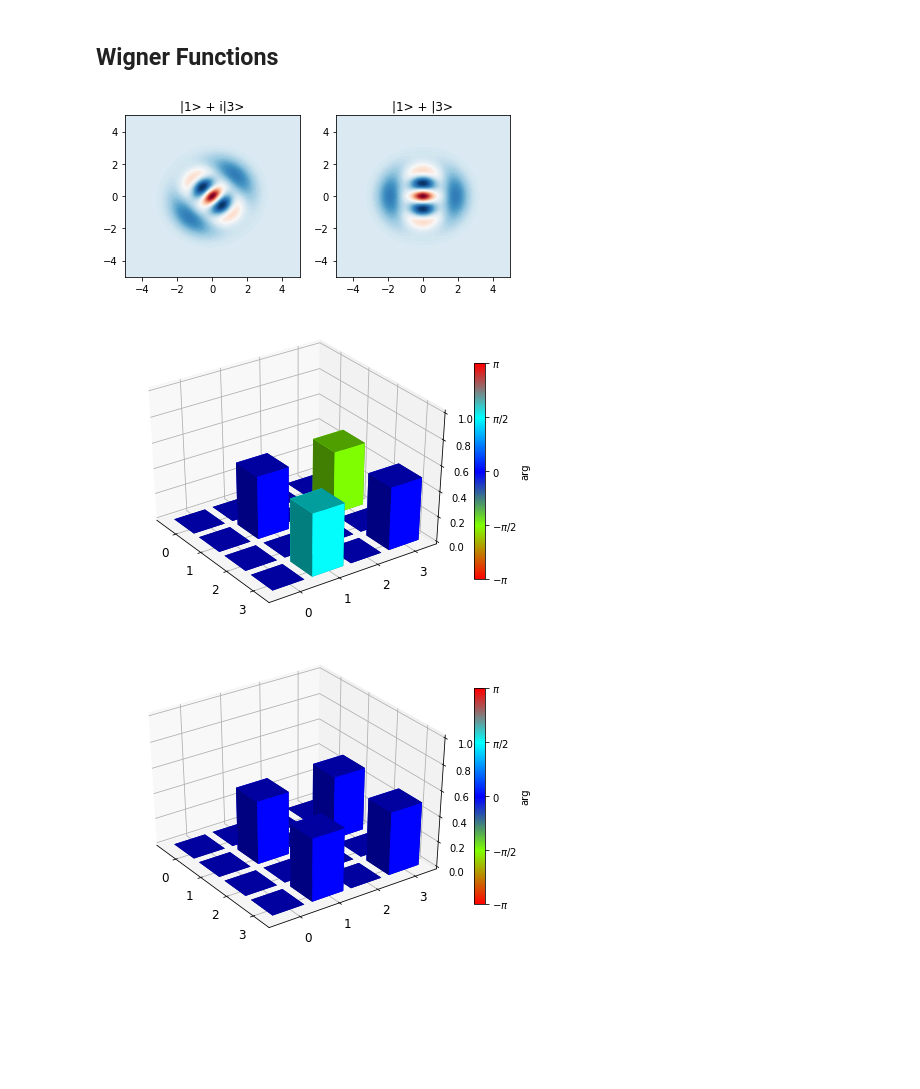
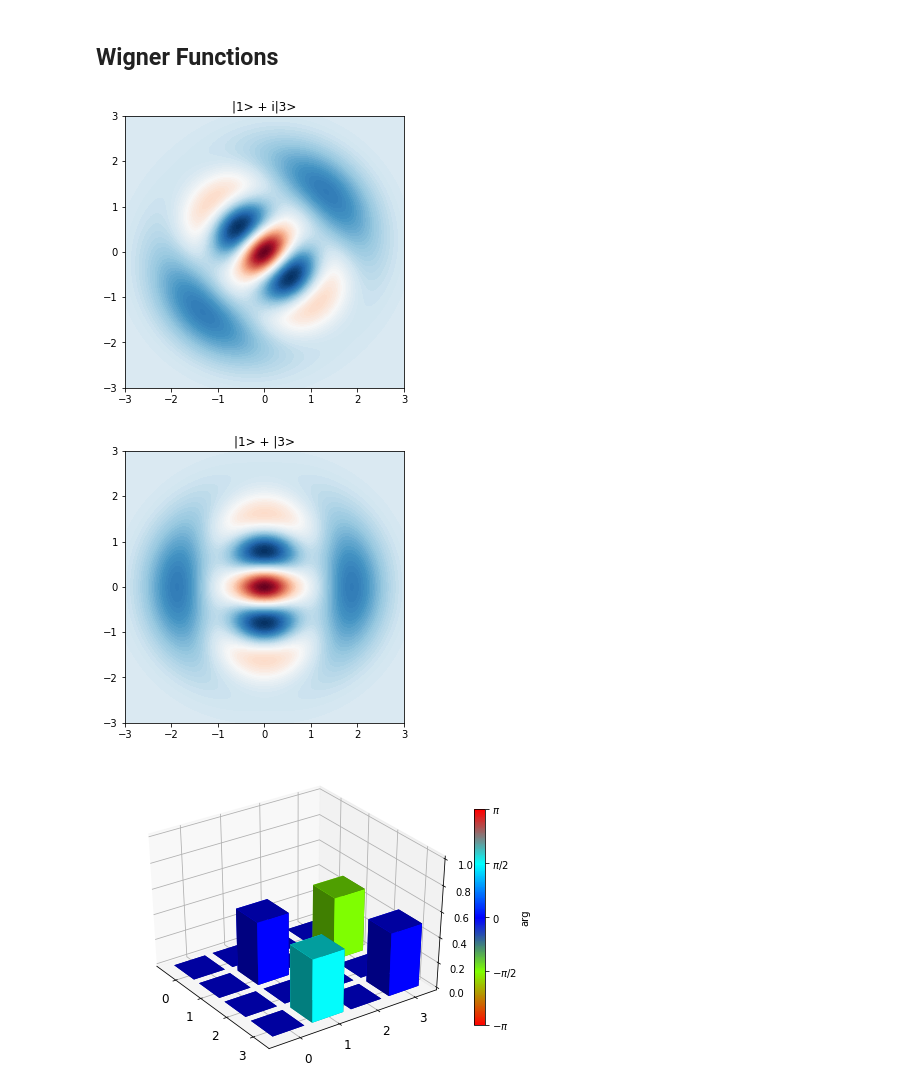
Before and after one commit to ateshian/quoptics, a Jupyter notebook: simulate-the-paper.ipynb, the cells around one changed output. Cells and saved outputs as stored; diff of their text form; code cells hidden in the pictures; blank space fills up the shorter version.

```diff
--- a/simulate-the-paper.ipynb
+++ b/simulate-the-paper.ipynb
@@ -8,12 +8,15 @@ from matplotlib import cm
 ## Fock State Probability Distributions
 # %%
 # the fock state probability distribution for our target state (fig 2d)
-target1 = (fock(4,1) + 1j*fock(4,3)).unit()
+target = (fock(4,1) + 1j*fock(4,3)).unit()
 target2 = (fock(4,1) + fock(4,3)).unit()
 
-fig, axes = plt.subplots(1, 2, figsize=(8,3))
-plot_fock_distribution(target, fig=fig, ax=axes[0], title="|1> + i |3>");
-plot_fock_distribution(target2, fig=fig, ax=axes[1], title="|1> + |3>");
+fig, axes = plt.subplots(1, 1, figsize=(6,4))
+plot_fock_distribution(target, fig=fig, ax=axes, title="|1> + i |3>");
 fig.tight_layout()
 plt.show()
+fig, axes = plt.subplots(1, 1, figsize=(6,4))
+plot_fock_distribution(target2, fig=fig, ax=axes, title="|1> + |3>");
+fig.tight_layout()
+plt.show()
 # %% [output]
@@ -22,26 +26,27 @@ plt.show()
 ## Wigner Functions
 # %%
 # now we're talking
-xvec = np.linspace(-5,5,200)
+xvec = np.linspace(-3,3,200)
 W_target = wigner(target, xvec, xvec)
 W_target2 = wigner(target2, xvec, xvec)
 rho_target = ket2dm(target)
 rho_target2 = ket2dm(target2)
 
 # real deal plots
-fig, axes = plt.subplots(1, 2, figsize=(6,3))
-cont0 = axes[0].contourf(xvec, xvec, W_target, 100, cmap=cm.RdBu)
-lbl0 = axes[0].set_title("|1> + i|3>")
-cont1 = axes[1].contourf(xvec, xvec, W_target2, 100, cmap=cm.RdBu)
-lbl1 = axes[1].set_title("|1> + |3>")
-plt.tight_layout()
+fig, axes = plt.subplots(1, 1, figsize=(5, 5))
+cont0 = axes.contourf(xvec, xvec, W_target, 100, cmap=cm.RdBu)
+lbl0 = axes.set_title("|1> + i|3>")
+fig, axes = plt.subplots(1, 1, figsize=(5, 5))
+cont1 = axes.contourf(xvec, xvec, W_target2, 100, cmap=cm.RdBu)
+lbl1 = axes.set_title("|1> + |3>")
+# plt.tight_layout()
 plt.show()
 
 # density matrix histograms
 matrix_histogram_complex(rho_target)
 matrix_histogram_complex(rho_target2)
 plt.show()
 # %% [output]
-[figure, old version]
+[figure, new version]
-[figure, old version]
+[figure, new version]
-[figure, old version]
+[figure, new version]
```
Also changed, not shown: parts of 12 cells of this notebook, 3 other files.
